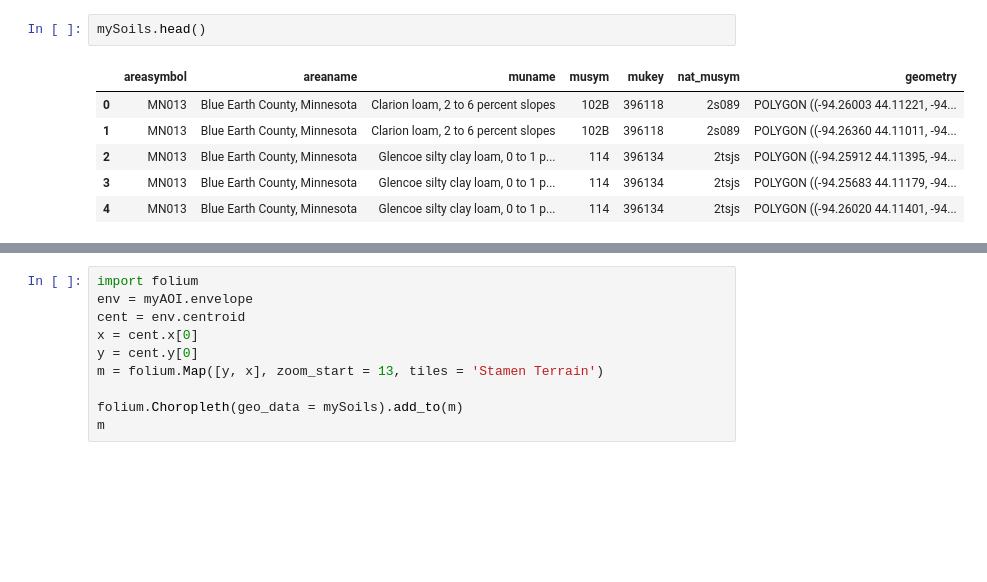
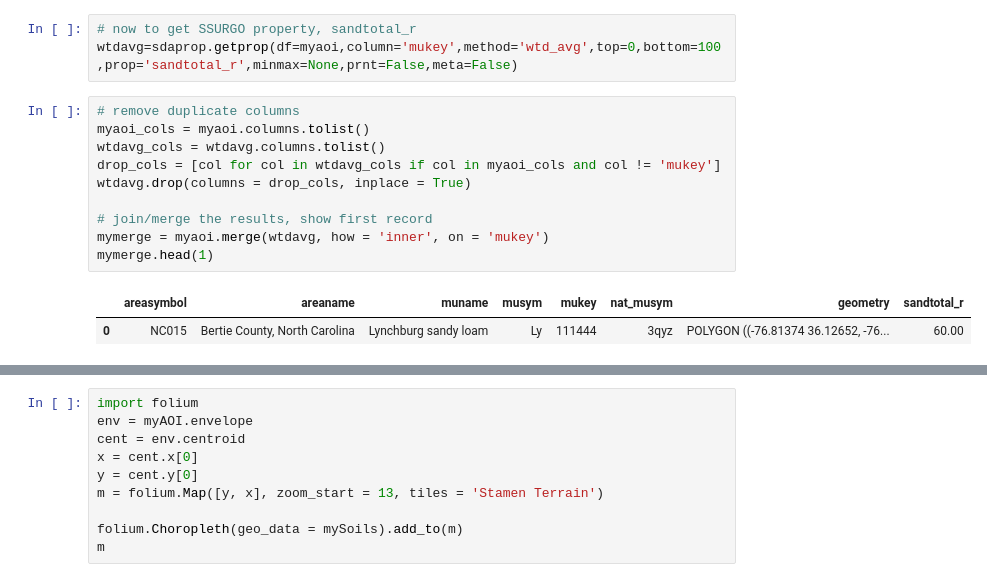
Before and after one commit to ncss-tech/pysda, a Jupyter notebook: example_imap.ipynb, the cells around one changed output, grey strips where cells are left out. Cells and saved outputs as stored; diff of their text form; blank space fills up the shorter version.

```diff
--- a/example_imap.ipynb
+++ b/example_imap.ipynb
@@ -55,9 +20,16 @@ mySoils.plot()
-# %%
-mySoils.head()
-# %% [output]
-|  | areasymbol | areaname | muname | musym | mukey | nat_musym | geometry |
-| 0 | MN013 | Blue Earth County, Minnesota | Clarion loam, 2 to 6 percent slopes | 102B | 396118 | 2s089 | POLYGON ((-94.26003 44.11221, -94... |
-| 1 | MN013 | Blue Earth County, Minnesota | Clarion loam, 2 to 6 percent slopes | 102B | 396118 | 2s089 | POLYGON ((-94.26360 44.11011, -94... |
-| 2 | MN013 | Blue Earth County, Minnesota | Glencoe silty clay loam, 0 to 1 p... | 114 | 396134 | 2tsjs | POLYGON ((-94.25912 44.11395, -94... |
-| 3 | MN013 | Blue Earth County, Minnesota | Glencoe silty clay loam, 0 to 1 p... | 114 | 396134 | 2tsjs | POLYGON ((-94.25683 44.11179, -94... |
-| 4 | MN013 | Blue Earth County, Minnesota | Glencoe silty clay loam, 0 to 1 p... | 114 | 396134 | 2tsjs | POLYGON ((-94.26020 44.11401, -94... |
+# %%
+# now to get SSURGO property, sandtotal_r
+wtdavg=sdaprop.getprop(df=myaoi,column='mukey',method='wtd_avg',top=0,bottom=100,prop='sandtotal_r',minmax=None,prnt=False,meta=False)
+# %%
+# remove duplicate columns
+myaoi_cols = myaoi.columns.tolist()
+wtdavg_cols = wtdavg.columns.tolist()
+drop_cols = [col for col in wtdavg_cols if col in myaoi_cols and col != 'mukey']
+wtdavg.drop(columns = drop_cols, inplace = True)
+
+# join/merge the results, show first record
+mymerge = myaoi.merge(wtdavg, how = 'inner', on = 'mukey')
+mymerge.head(1)
+# %% [output]
+|  | areasymbol | areaname | muname | musym | mukey | nat_musym | geometry | sandtotal_r |
+| 0 | NC015 | Bertie County, North Carolina | Lynchburg sandy loam | Ly | 111444 | 3qyz | POLYGON ((-76.81374 36.12652, -76... | 60.00 |
```
Also changed, not shown: parts of 9 cells of this notebook, 4 other files.
